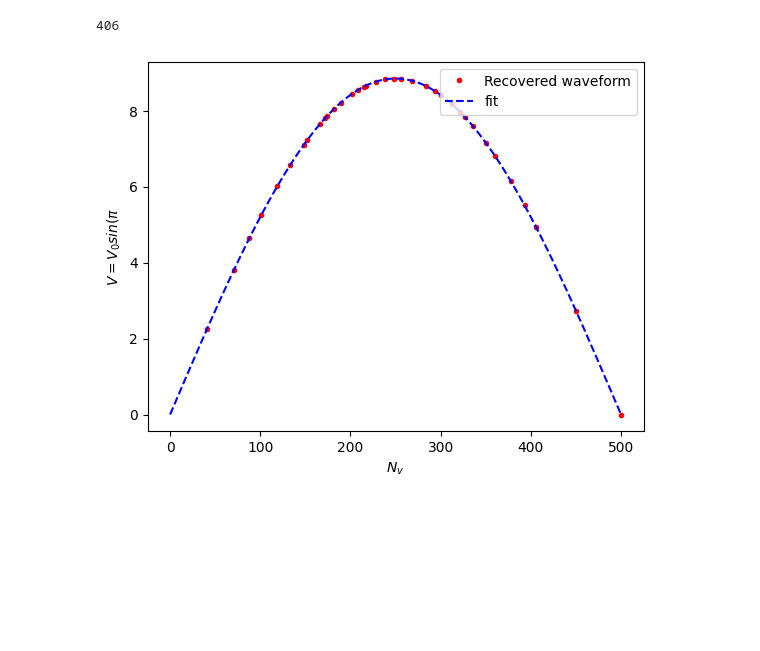
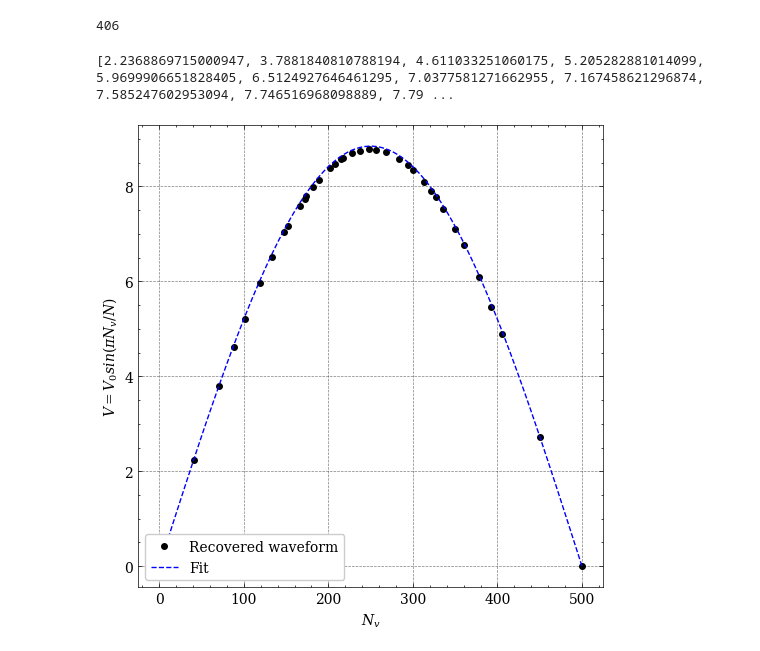
Before and after one commit to SoumadipBhowmick/Lab-work, a Jupyter notebook: Random Sampling/random_samp.ipynb, the cells around one changed output. Cells and saved outputs as stored; diff of their text form; code cells hidden in the pictures; blank space fills up the shorter version.

```diff
--- a/Random Sampling/random_samp.ipynb
+++ b/Random Sampling/random_samp.ipynb
@@ -1,4 +1,13 @@
 # %%
 import numpy as np
 import matplotlib.pyplot as plt
+plt.style.use(['science','no-latex','grid'])
 V=np.loadtxt('realdata.dat',unpack=True)
+V1=np.loadtxt('data100.dat',unpack=True)
+# %%
+X=[1,2,3,4,5,6,7,8,9]
+Y=[]
+for i in X:
+    Y.append(i**2)
+plt.plot(X,Y)
+plt.show()
@@ -20,0 +48,14 @@ plt.show()
+# %%
+V0=max(V1)  #max voltage
+
+
+plt.figure(figsize=(6,6))
+x = np.arange(-V0+0.1, V0-0.1, 0.01)
+plt.plot(x,(1/(np.pi*np.sqrt(V0**2-x**2))),color='black',linestyle='--',label='P(V)')
+plt.hist(V1,bins=50,label='Normalized n(V)',density=True,histtype='step',linestyle='-')
+plt.xticks(np.arange(-9,10,2))
+plt.xlabel('V')
+plt.ylabel('$n_v$')
+plt.legend(loc='upper left')
+plt.savefig('VvsN(100 obs).png',dpi=200)
+plt.show()
@@ -29,30 +72,33 @@ print(len(ru))
 # %%
 V=np.loadtxt('realdata.dat',unpack=True)
 V=list(V) # for 500 observations
 
 frac=[i/10 for i in range(-85,95,5)]
 Nv=[]
 for i in range(-85,95,5):
     c=0
     for j in ru:
         if -9<=j and j<=i/10:
             c+=V.count(j)
     Nv.append(c)
 
-
+plt.figure(figsize=(6,6))
 Vs=[]
 for i in Nv:
     Vs.append(V0*np.sin(np.pi*i/500))
-plt.plot(Nv,Vs,'r.',label='Recovered waveform')
+print(Vs)
+plt.plot(Nv,Vs,'ko',markersize=4,label='Recovered waveform')
 
 x2 = np.linspace(0, 500, 100)
 y2 = max(V)*np.sin(np.pi*x2/500)
 
 
-plt.plot(x2,y2,'b--',label='fit')
-plt.ylabel('$V=V_0sin(\pi \frac{N_v}{N})$')
+plt.plot(x2,y2,'b--',label='Fit')
+plt.ylabel('$V=V_0sin(\pi N_v/N)$')
 plt.xlabel('$N_v$')
-plt.legend(loc='upper right')
+plt.legend(loc='lower left')
+plt.savefig('VsinvsN.png',dpi=200)
 plt.show()
 # %% [output]
+[2.2368869715000947, 3.7881840810788194, 4.611033251060175, 5.205282881014099, 5.9699906651828405, 6.5124927646461295, 7.0377581271662955, 7.167458621296874, 7.585247602953094, 7.746516968098889, 7.79 ...
-[figure, old version]
+[figure, new version]
```
Also changed, not shown: parts of 5 cells of this notebook, 4 other files.
